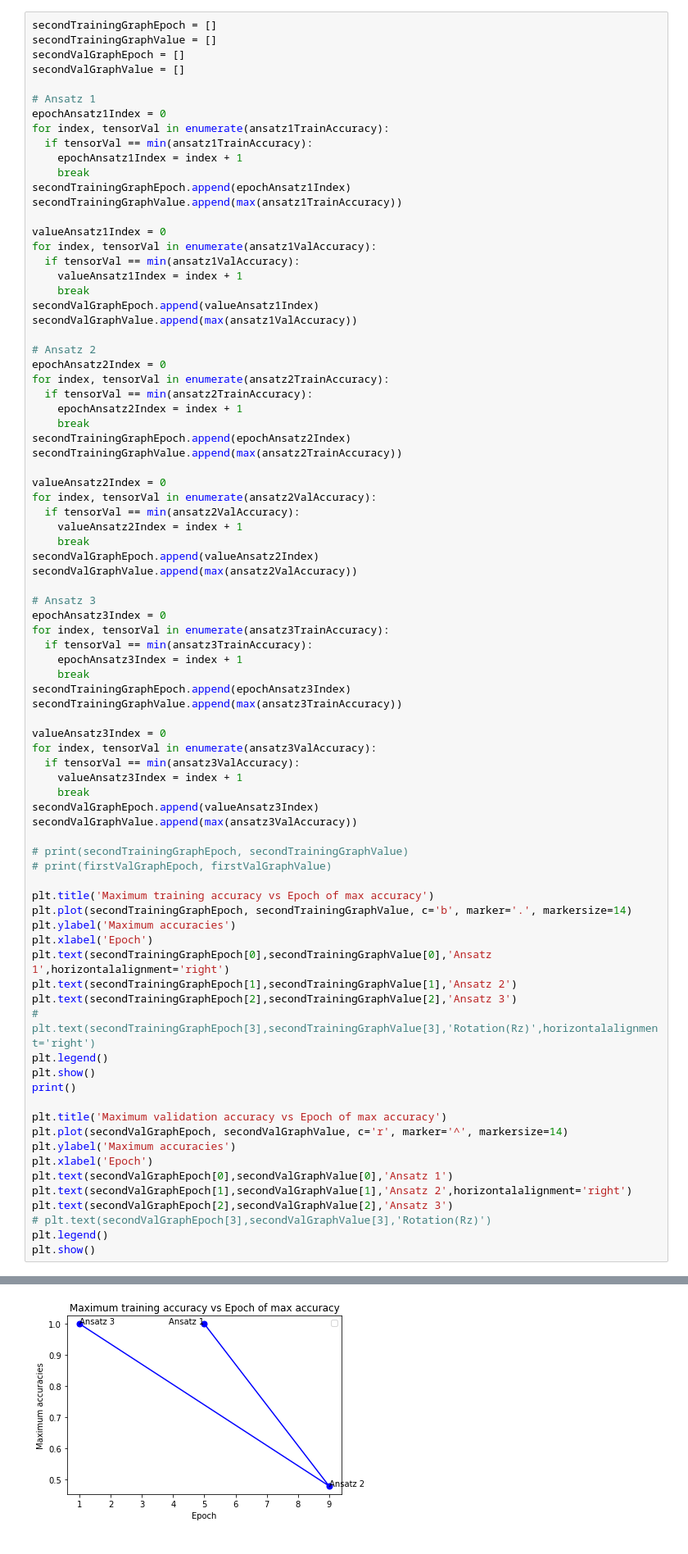
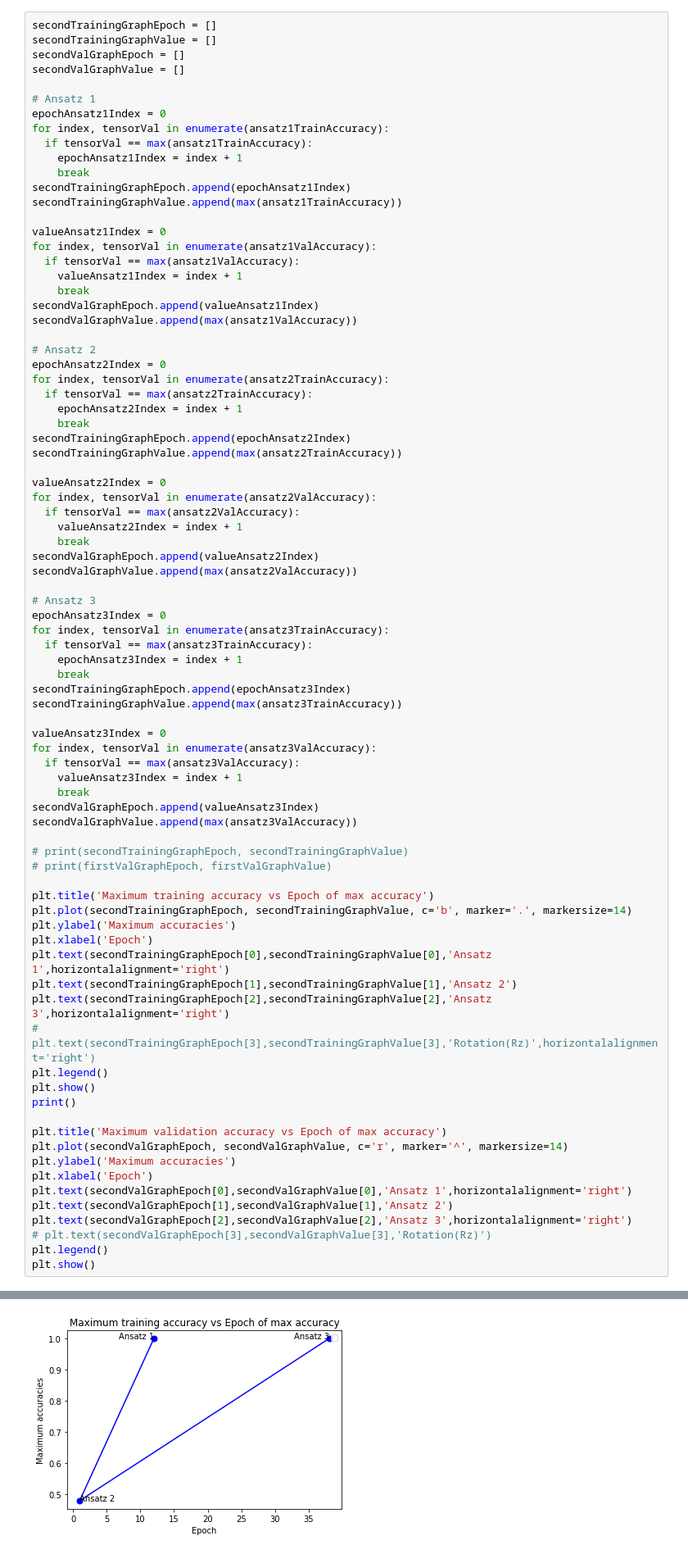
Before and after one commit to Varsha-R/Deep-Learning, a Jupyter notebook: Intro_to_DL_Assignment_4.ipynb, the cells around one changed output, grey strips where cells are left out. Shown at 82% size. Drawn from its saved outputs; the diff is of its cells as text.

```diff
--- a/Intro_to_DL_Assignment_4.ipynb
+++ b/Intro_to_DL_Assignment_4.ipynb
@@ -1030,7 +1031,7 @@ secondValGraphValue = []
 # Ansatz 1
 epochAnsatz1Index = 0
 for index, tensorVal in enumerate(ansatz1TrainAccuracy):
-  if tensorVal == min(ansatz1TrainAccuracy):
+  if tensorVal == max(ansatz1TrainAccuracy):
     epochAnsatz1Index = index + 1
     break
 secondTrainingGraphEpoch.append(epochAnsatz1Index)
@@ -1038,7 +1039,7 @@ secondTrainingGraphValue.append(max(ansatz1TrainAccuracy))
 
 valueAnsatz1Index = 0
 for index, tensorVal in enumerate(ansatz1ValAccuracy):
-  if tensorVal == min(ansatz1ValAccuracy):
+  if tensorVal == max(ansatz1ValAccuracy):
     valueAnsatz1Index = index + 1
     break
 secondValGraphEpoch.append(valueAnsatz1Index)
@@ -1047,7 +1048,7 @@ secondValGraphValue.append(max(ansatz1ValAccuracy))
 # Ansatz 2
 epochAnsatz2Index = 0
 for index, tensorVal in enumerate(ansatz2TrainAccuracy):
-  if tensorVal == min(ansatz2TrainAccuracy):
+  if tensorVal == max(ansatz2TrainAccuracy):
     epochAnsatz2Index = index + 1
     break
 secondTrainingGraphEpoch.append(epochAnsatz2Index)
@@ -1055,7 +1056,7 @@ secondTrainingGraphValue.append(max(ansatz2TrainAccuracy))
 
 valueAnsatz2Index = 0
 for index, tensorVal in enumerate(ansatz2ValAccuracy):
-  if tensorVal == min(ansatz2ValAccuracy):
+  if tensorVal == max(ansatz2ValAccuracy):
     valueAnsatz2Index = index + 1
     break
 secondValGraphEpoch.append(valueAnsatz2Index)
@@ -1064,7 +1065,7 @@ secondValGraphValue.append(max(ansatz2ValAccuracy))
 # Ansatz 3
 epochAnsatz3Index = 0
 for index, tensorVal in enumerate(ansatz3TrainAccuracy):
-  if tensorVal == min(ansatz3TrainAccuracy):
+  if tensorVal == max(ansatz3TrainAccuracy):
     epochAnsatz3Index = index + 1
     break
 secondTrainingGraphEpoch.append(epochAnsatz3Index)
@@ -1072,38 +1073,38 @@ secondTrainingGraphValue.append(max(ansatz3TrainAccuracy))
 
 valueAnsatz3Index = 0
 for index, tensorVal in enumerate(ansatz3ValAccuracy):
-  if tensorVal == min(ansatz3ValAccuracy):
+  if tensorVal == max(ansatz3ValAccuracy):
     valueAnsatz3Index = index + 1
     break
 secondValGraphEpoch.append(valueAnsatz3Index)
 secondValGraphValue.append(max(ansatz3ValAccuracy))
 
 # print(secondTrainingGraphEpoch, secondTrainingGraphValue)
 # print(firstValGraphEpoch, firstValGraphValue)
 
 plt.title('Maximum training accuracy vs Epoch of max accuracy')
 plt.plot(secondTrainingGraphEpoch, secondTrainingGraphValue, c='b', marker='.', markersize=14)
 plt.ylabel('Maximum accuracies')
 plt.xlabel('Epoch')
 plt.text(secondTrainingGraphEpoch[0],secondTrainingGraphValue[0],'Ansatz 1',horizontalalignment='right')
 plt.text(secondTrainingGraphEpoch[1],secondTrainingGraphValue[1],'Ansatz 2')
-plt.text(secondTrainingGraphEpoch[2],secondTrainingGraphValue[2],'Ansatz 3')
+plt.text(secondTrainingGraphEpoch[2],secondTrainingGraphValue[2],'Ansatz 3',horizontalalignment='right')
 # plt.text(secondTrainingGraphEpoch[3],secondTrainingGraphValue[3],'Rotation(Rz)',horizontalalignment='right')
 plt.legend()
 plt.show()
 print()
 
 plt.title('Maximum validation accuracy vs Epoch of max accuracy')
 plt.plot(secondValGraphEpoch, secondValGraphValue, c='r', marker='^', markersize=14)
 plt.ylabel('Maximum accuracies')
 plt.xlabel('Epoch')
-plt.text(secondValGraphEpoch[0],secondValGraphValue[0],'Ansatz 1')
-plt.text(secondValGraphEpoch[1],secondValGraphValue[1],'Ansatz 2',horizontalalignment='right')
-plt.text(secondValGraphEpoch[2],secondValGraphValue[2],'Ansatz 3')
+plt.text(secondValGraphEpoch[0],secondValGraphValue[0],'Ansatz 1',horizontalalignment='right')
+plt.text(secondValGraphEpoch[1],secondValGraphValue[1],'Ansatz 2')
+plt.text(secondValGraphEpoch[2],secondValGraphValue[2],'Ansatz 3',horizontalalignment='right')
 # plt.text(secondValGraphEpoch[3],secondValGraphValue[3],'Rotation(Rz)')
 plt.legend()
 plt.show()
 # %% [output]
 WARNING:matplotlib.legend:No handles with labels found to put in legend.
-[figure, old version]
+[figure, new version]
 WARNING:matplotlib.legend:No handles with labels found to put in legend.
```
Also changed, not shown: parts of 2 cells of this notebook.
